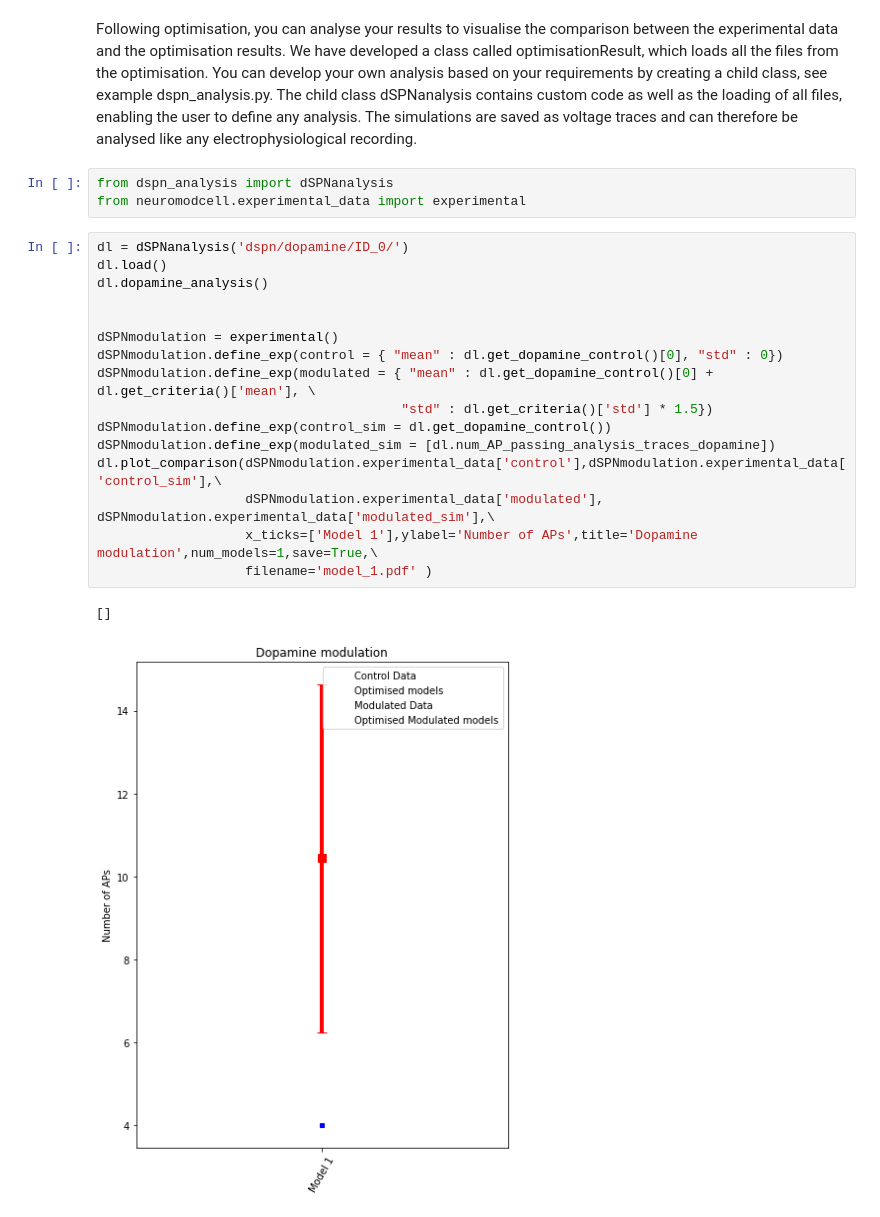
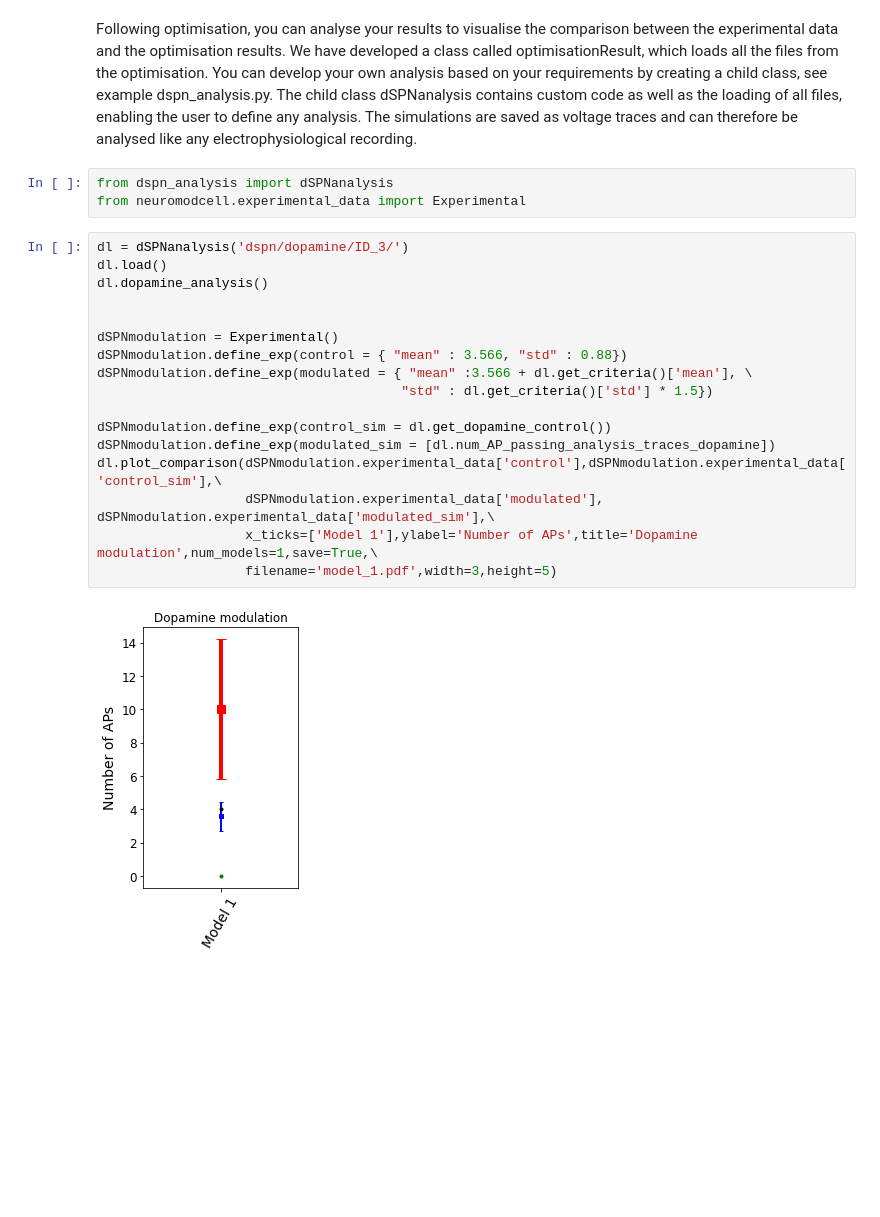
Before and after one commit to jofrony/Neuromodcell, a Jupyter notebook: examples/dSPN/analysis.ipynb, the cells around one changed output. Drawn from its saved outputs; the diff is of its cells as text; blank space fills up the shorter version.

```diff
--- a/examples/dSPN/analysis.ipynb
+++ b/examples/dSPN/analysis.ipynb
@@ -4,26 +4,26 @@
 Following optimisation, you can analyse your results to visualise the comparison between the experimental data and the optimisation results. We have developed a class called optimisationResult, which loads all the files from the optimisation. You can develop your own analysis based on your requirements by creating a child class, see example dspn_analysis.py. The child class dSPNanalysis contains custom code as well as the loading of all files, enabling the user to define any analysis. The simulations are saved as voltage traces and can therefore be analysed like any electrophysiological recording.
 # %%
 from dspn_analysis import dSPNanalysis
-from neuromodcell.experimental_data import experimental
+from neuromodcell.experimental_data import Experimental
 # %%
-dl = dSPNanalysis('dspn/dopamine/ID_0/')
+dl = dSPNanalysis('dspn/dopamine/ID_3/')
 dl.load()
 dl.dopamine_analysis()
 
 
-dSPNmodulation = experimental()
-dSPNmodulation.define_exp(control = { "mean" : dl.get_dopamine_control()[0], "std" : 0})
-dSPNmodulation.define_exp(modulated = { "mean" : dl.get_dopamine_control()[0] + dl.get_criteria()['mean'], \
+dSPNmodulation = Experimental()
+dSPNmodulation.define_exp(control = { "mean" : 3.566, "std" : 0.88})
+dSPNmodulation.define_exp(modulated = { "mean" :3.566 + dl.get_criteria()['mean'], \
                                        "std" : dl.get_criteria()['std'] * 1.5})
+
 dSPNmodulation.define_exp(control_sim = dl.get_dopamine_control())
 dSPNmodulation.define_exp(modulated_sim = [dl.num_AP_passing_analysis_traces_dopamine])
 dl.plot_comparison(dSPNmodulation.experimental_data['control'],dSPNmodulation.experimental_data['control_sim'],\
                    dSPNmodulation.experimental_data['modulated'], dSPNmodulation.experimental_data['modulated_sim'],\
                    x_ticks=['Model 1'],ylabel='Number of APs',title='Dopamine modulation',num_models=1,save=True,\
-                   filename='model_1.pdf' )
+                   filename='model_1.pdf',width=3,height=5)
 # %% [output]
-[]
-[figure, old version]
+[figure, new version]
 # %%
 dl.save_selected_modulation()
 modulation, voltage = dl.get_final_modulation()
```
Also changed, not shown: parts of 7 cells of this notebook, 49 other files.
